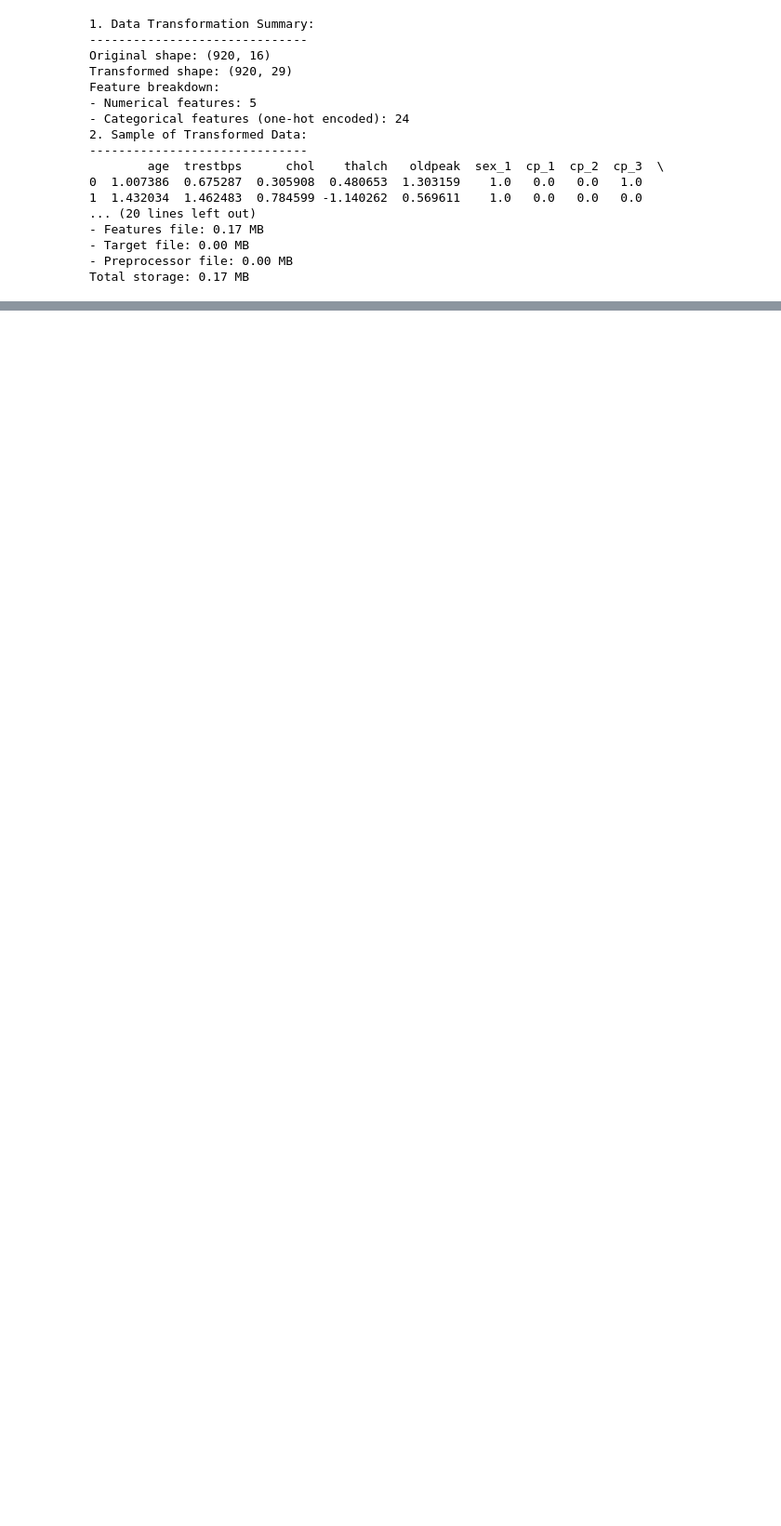
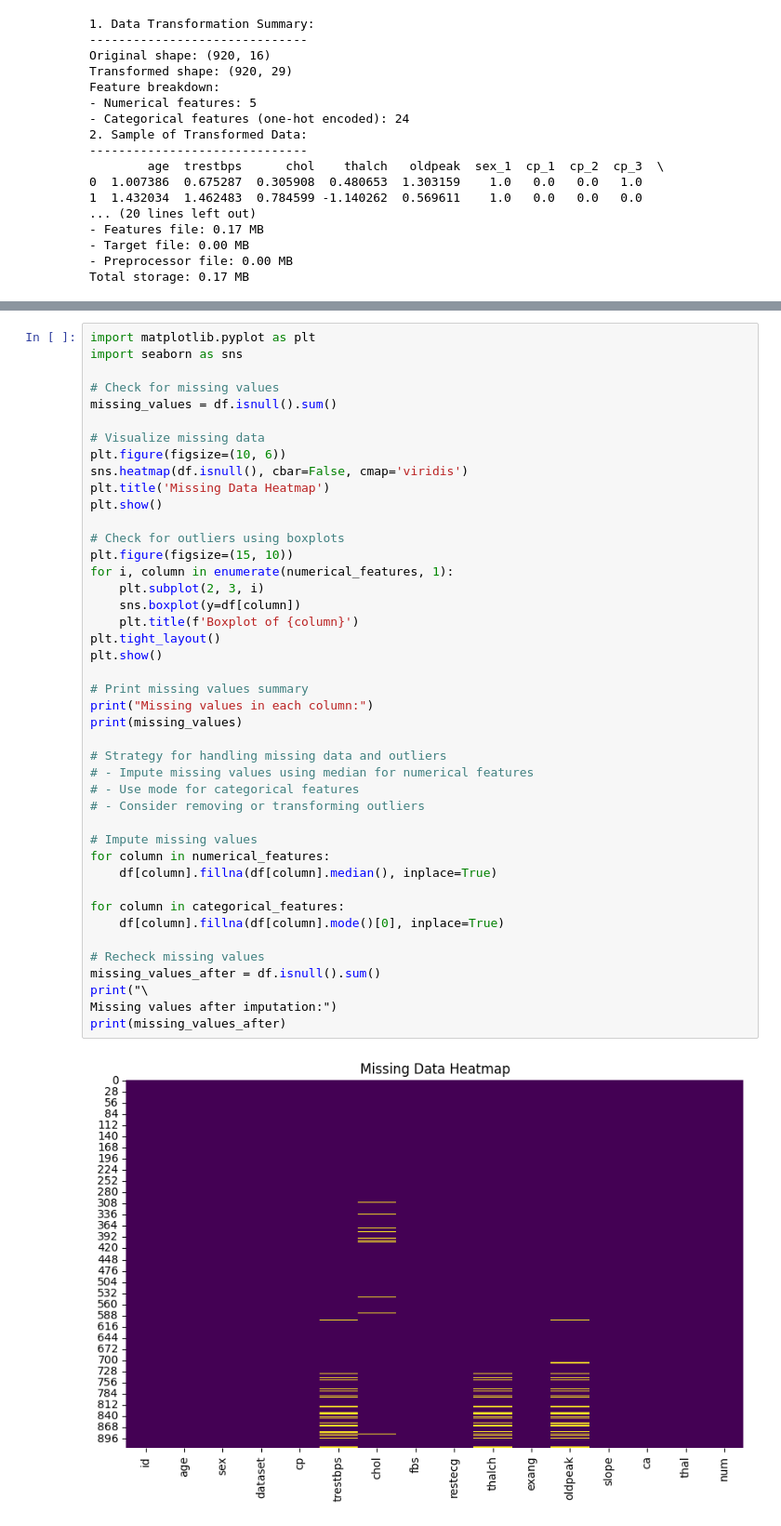
Before and after one commit to davyleroy/ML_data_preprocessing, a Jupyter notebook: ml_pipeline_davy_data_preprocessing.ipynb, the cells around one changed output, grey strips where cells are left out. Shown at 93% size. Saved outputs shown, nothing was run; the diff lists cells and outputs as text; blank space fills up the shorter version.

Commit message:
The additional pieces Created using Colab

```diff
--- a/ml_pipeline_davy_data_preprocessing.ipynb
+++ b/ml_pipeline_davy_data_preprocessing.ipynb
@@ -277,0 +318,45 @@ Total storage: 0.17 MB
+# %%
+import matplotlib.pyplot as plt
+import seaborn as sns
+
+# Check for missing values
+missing_values = df.isnull().sum()
+
+# Visualize missing data
+plt.figure(figsize=(10, 6))
+sns.heatmap(df.isnull(), cbar=False, cmap='viridis')
+plt.title('Missing Data Heatmap')
+plt.show()
+
+# Check for outliers using boxplots
+plt.figure(figsize=(15, 10))
+for i, column in enumerate(numerical_features, 1):
+    plt.subplot(2, 3, i)
+    sns.boxplot(y=df[column])
+    plt.title(f'Boxplot of {column}')
+plt.tight_layout()
+plt.show()
+
+# Print missing values summary
+print("Missing values in each column:")
+print(missing_values)
+
+# Strategy for handling missing data and outliers
+# - Impute missing values using median for numerical features
+# - Use mode for categorical features
+# - Consider removing or transforming outliers
+
+# Impute missing values
+for column in numerical_features:
+    df[column].fillna(df[column].median(), inplace=True)
+
+for column in categorical_features:
+    df[column].fillna(df[column].mode()[0], inplace=True)
+
+# Recheck missing values
+missing_values_after = df.isnull().sum()
+print("\
+Missing values after imputation:")
+print(missing_values_after)
+# %% [output]
+[figure, added]
```
Also changed, not shown: parts of 22 cells of this notebook.
